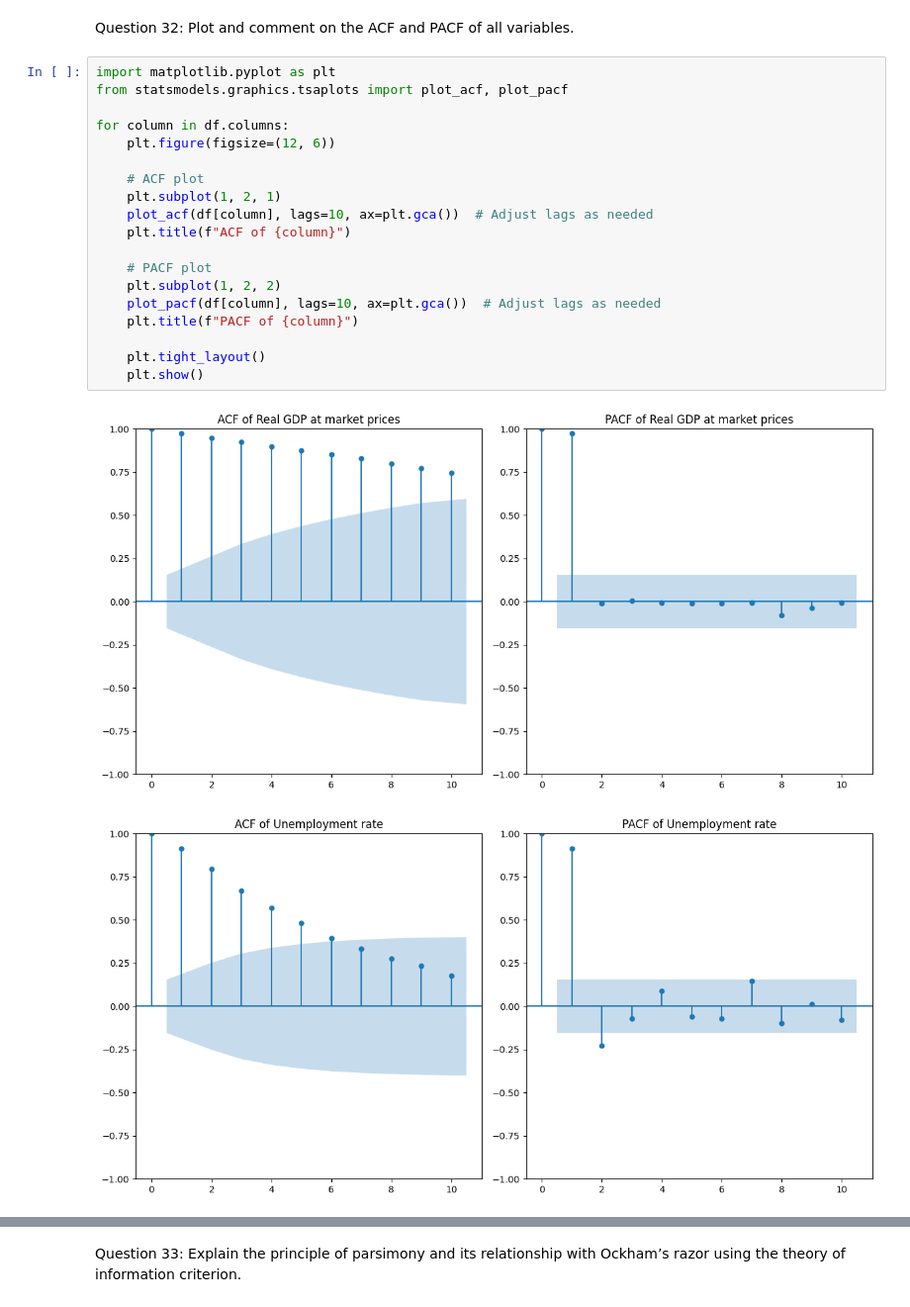
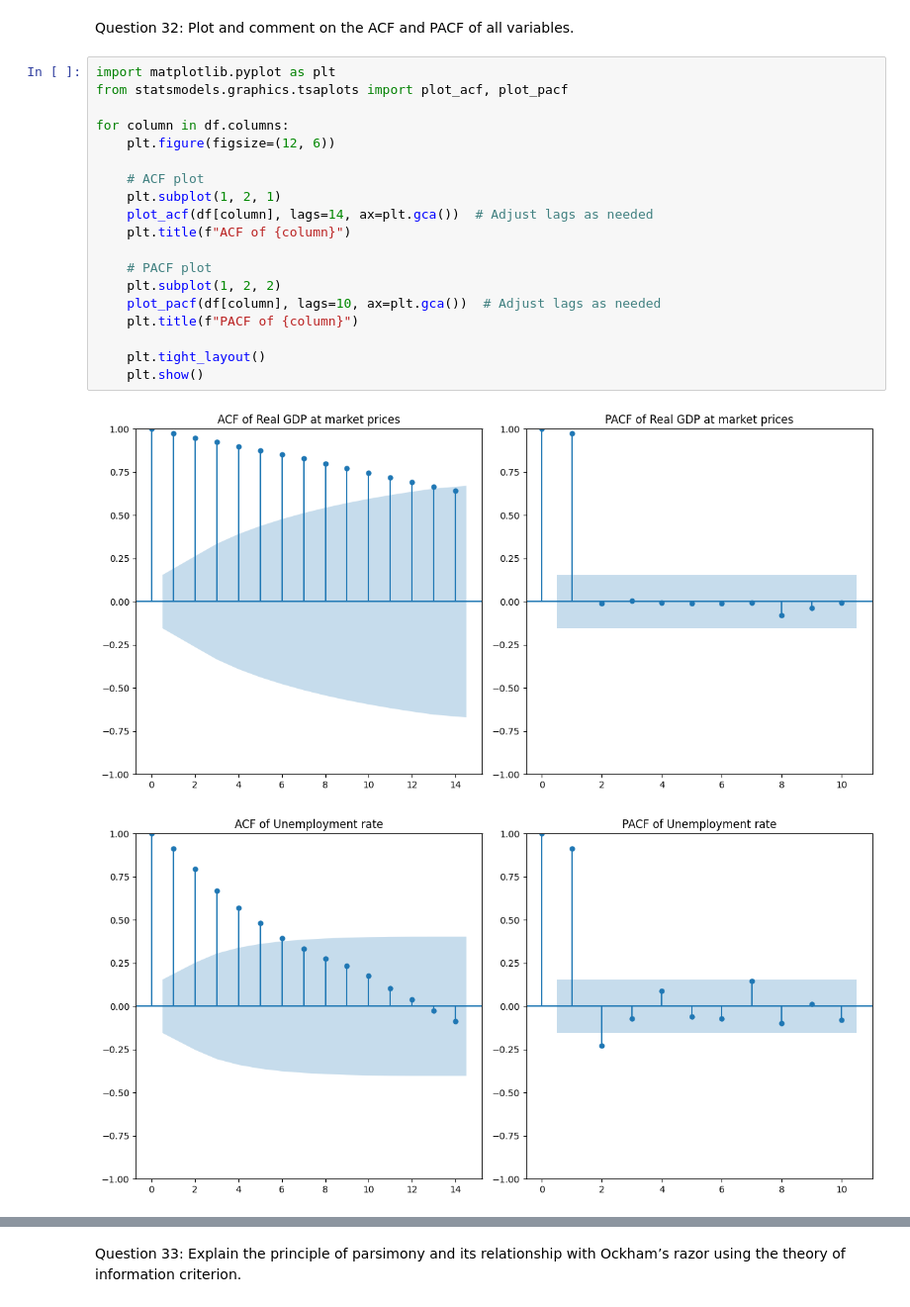
Before and after one commit to guik1010/Econometrics-Project, a Jupyter notebook: Part3.ipynb, the cells around one changed output, grey strips where cells are left out. Shown at 99% size. Cells and saved outputs as stored; diff of their text form.

```diff
--- a/Part3.ipynb
+++ b/Part3.ipynb
@@ -180,22 +180,22 @@ Question 32: Plot and comment on the ACF and PACF of all variables.
 # %%
 import matplotlib.pyplot as plt
 from statsmodels.graphics.tsaplots import plot_acf, plot_pacf
 
 for column in df.columns:
     plt.figure(figsize=(12, 6))
 
     # ACF plot
     plt.subplot(1, 2, 1)
-    plot_acf(df[column], lags=10, ax=plt.gca())  # Adjust lags as needed
+    plot_acf(df[column], lags=14, ax=plt.gca())  # Adjust lags as needed
     plt.title(f"ACF of {column}")
 
     # PACF plot
     plt.subplot(1, 2, 2)
     plot_pacf(df[column], lags=10, ax=plt.gca())  # Adjust lags as needed
     plt.title(f"PACF of {column}")
 
     plt.tight_layout()
     plt.show()
 # %% [output]
-[figure, old version]
+[figure, new version]
-[figure, old version]
+[figure, new version]
```
Also changed, not shown: parts of 13 cells of this notebook, 5 other files.
